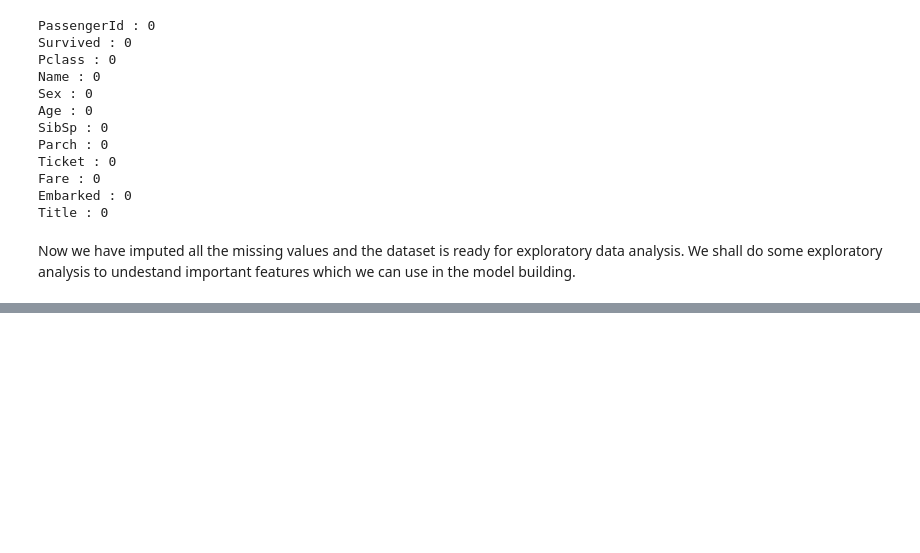
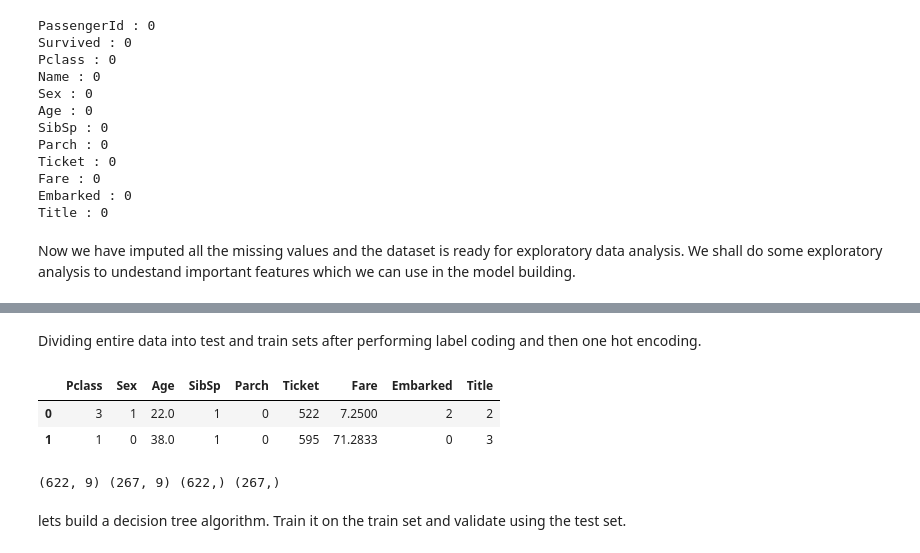
Before and after one commit to ravichikkam/Titanic-ML_Kaggle, a Jupyter notebook: model.ipynb, the cells around one changed output, grey strips where cells are left out. Cells and saved outputs as stored; diff of their text form; code cells hidden in the pictures; blank space fills up the shorter version.

Commit message:
#### Commit to perform feature selection and pre processing.

```diff
--- a/model.ipynb
+++ b/model.ipynb
@@ -304,0 +322,22 @@ Now we have imputed all the missing values and the dataset is ready for explorat
+# %% [markdown]
+Dividing entire data into test and train sets after performing label coding and then one hot encoding.
+# %%
+lcode = LabelEncoder()
+for value in df.columns:
+    if df[value].dtype == "object":
+        df[value] = lcode.fit_transform(df[value])
+
+df.head(2)
+# %% [output]
+|  | Pclass | Sex | Age | SibSp | Parch | Ticket | Fare | Embarked | Title |
+| 0 | 3 | 1 | 22.0 | 1 | 0 | 522 | 7.2500 | 2 | 2 |
+| 1 | 1 | 0 | 38.0 | 1 | 0 | 595 | 71.2833 | 0 | 3 |
+# %%
+target = df["Survived"]
+df = df.drop("Survived", axis = 1)
+x_train, x_test, y_train, y_test = train_test_split(df, target, test_size = 0.3)
+print(x_train.shape, x_test.shape, y_train.shape, y_test.shape)
+# %% [output]
+(622, 9) (267, 9) (622,) (267,)
+# %% [markdown]
+lets build a decision tree algorithm. Train it on the train set and validate using the test set.
```
Also changed, not shown: parts of 6 cells of this notebook.
